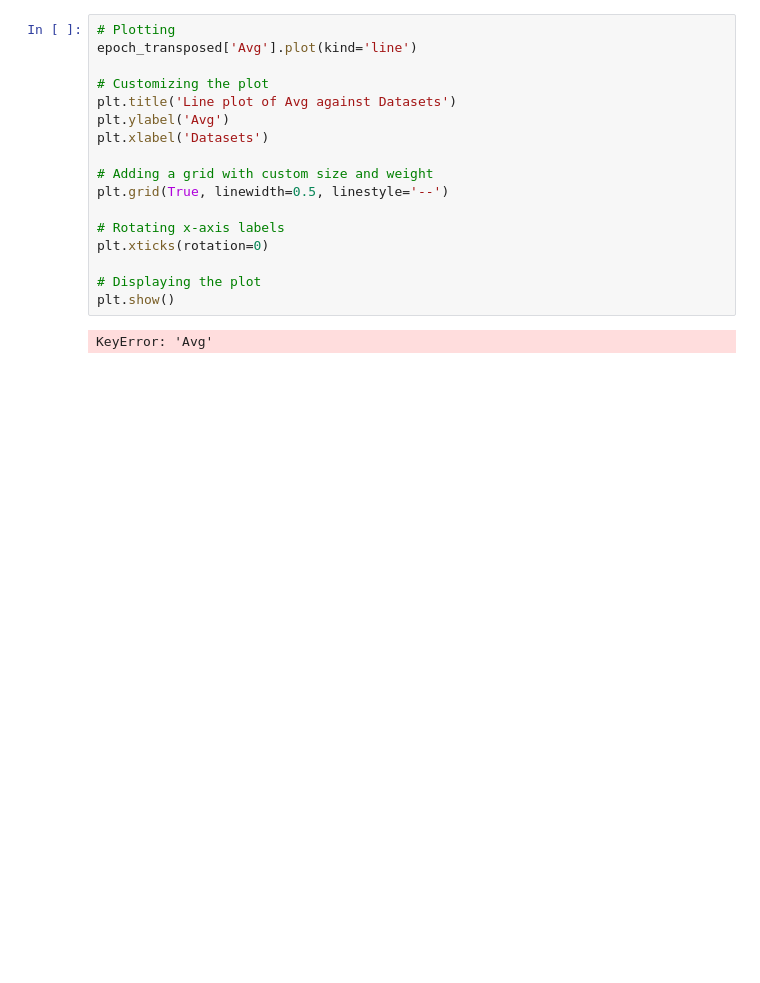
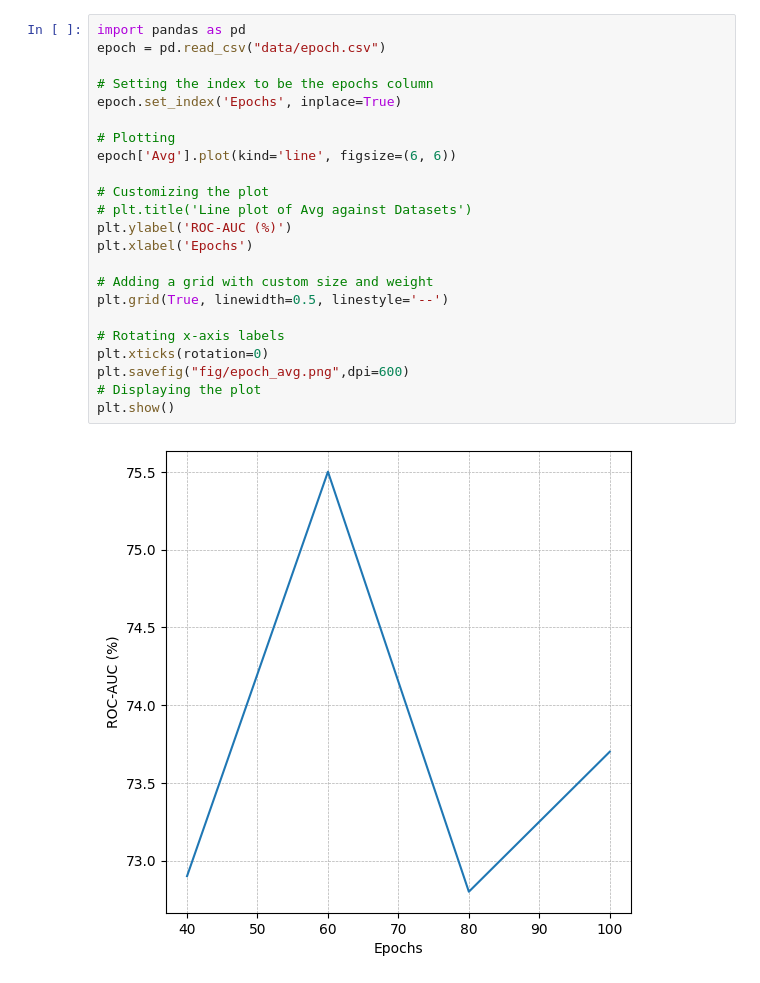
Before and after one commit to ThinhUMP/KGG_results, a Jupyter notebook: epoch.ipynb, the cells around one changed output. Cells and saved outputs as stored; diff of their text form; blank space fills up the shorter version.

```diff
--- a/epoch.ipynb
+++ b/epoch.ipynb
@@ -33,19 +27,25 @@ plt.show()
 # %%
+import pandas as pd
+epoch = pd.read_csv("data/epoch.csv")
+
+# Setting the index to be the epochs column
+epoch.set_index('Epochs', inplace=True)
+
 # Plotting
-epoch_transposed['Avg'].plot(kind='line')
+epoch['Avg'].plot(kind='line', figsize=(6, 6))
 
 # Customizing the plot
-plt.title('Line plot of Avg against Datasets')
-plt.ylabel('Avg')
-plt.xlabel('Datasets')
+# plt.title('Line plot of Avg against Datasets')
+plt.ylabel('ROC-AUC (%)')
+plt.xlabel('Epochs')
 
 # Adding a grid with custom size and weight
 plt.grid(True, linewidth=0.5, linestyle='--')
 
 # Rotating x-axis labels
 plt.xticks(rotation=0)
-
+plt.savefig("fig/epoch_avg.png",dpi=600)
 # Displaying the plot
 plt.show()
 # %% [output]
-KeyError: 'Avg'
+[figure, added]
```
Also changed, not shown: parts of 2 cells of this notebook, 5 other files.
